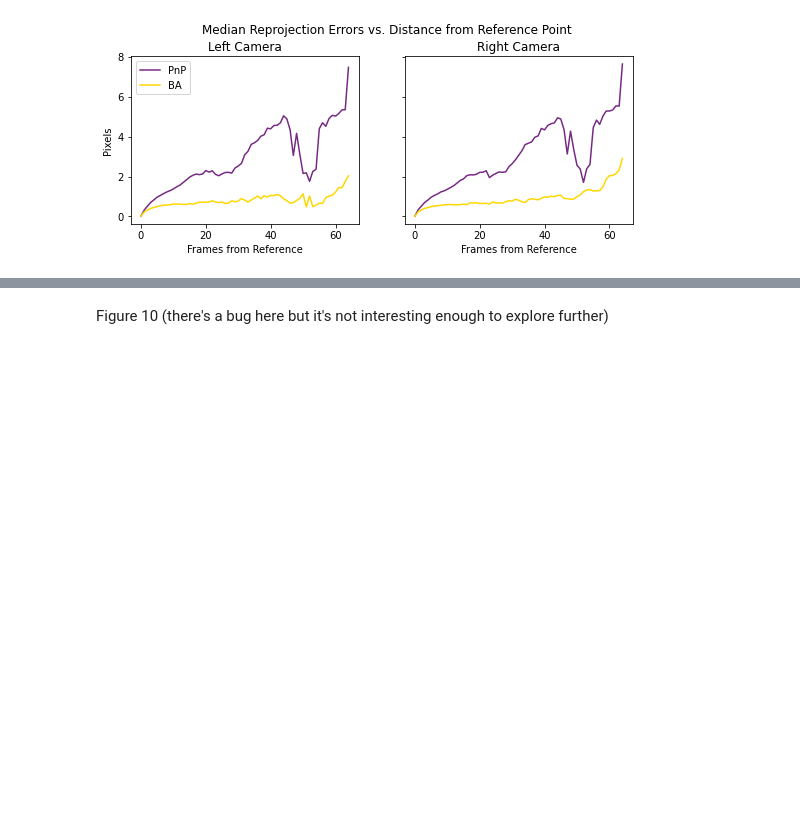
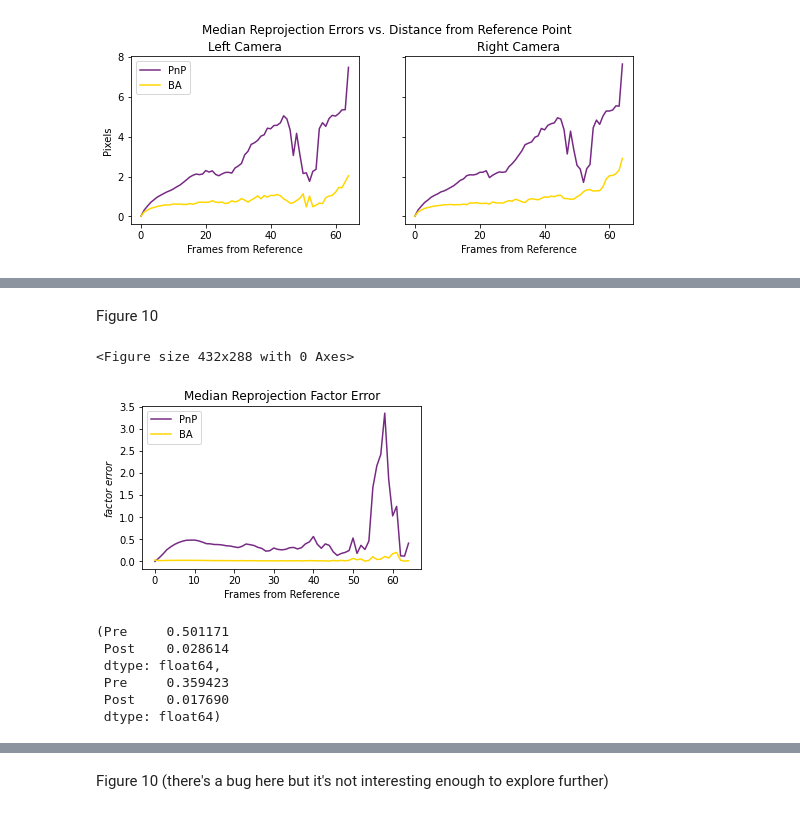
Before and after one commit to JonNir1/VAN_ex, a Jupyter notebook: final_project/notebooks/ReprojectionErrors.ipynb, the cells around one changed output, grey strips where cells are left out. Cells and saved outputs as stored; diff of their text form; code cells hidden in the pictures; blank space fills up the shorter version.

```diff
--- a/final_project/notebooks/ReprojectionErrors.ipynb
+++ b/final_project/notebooks/ReprojectionErrors.ipynb
@@ -210,0 +241,28 @@ plt.show()
+# %% [markdown]
+Figure 10
+# %%
+plt.clf()
+fig, axes = plt.subplots(nrows=1, ncols=1, sharex='col', figsize=(5, 3))
+# fig.subplots_adjust(top=0.9)
+# fig.suptitle("Median Reprojection Errors vs.\nDistance from Reference Point", y=0.98, x=0.51)
+
+axes.set_title("Median Reprojection Factor Error")
+axes.plot(median_factor_errors.index, median_factor_errors.Pre, c=COLORS[0], label="PnP")
+axes.plot(median_factor_errors.index, median_factor_errors.Post, c=COLORS[2], label="BA")
+axes.set_xlabel("Frames from Reference")
+axes.set_ylabel("$factor$ $error$")
+axes.legend()
+
+plt.show()
+# %% [output]
+<Figure size 432x288 with 0 Axes>
+[figure, added]
+# %%
+median_factor_errors.mean(), median_factor_errors.median()
+# %% [output]
+(Pre     0.501171
+ Post    0.028614
+ dtype: float64,
+ Pre     0.359423
+ Post    0.017690
+ dtype: float64)
```
Also changed, not shown: parts of 6 cells of this notebook.
